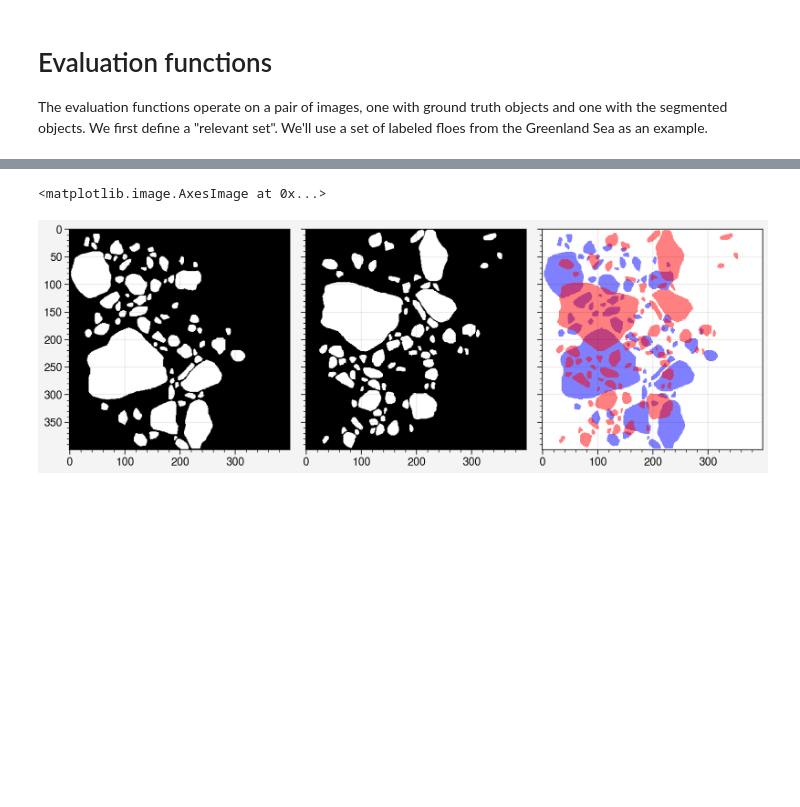
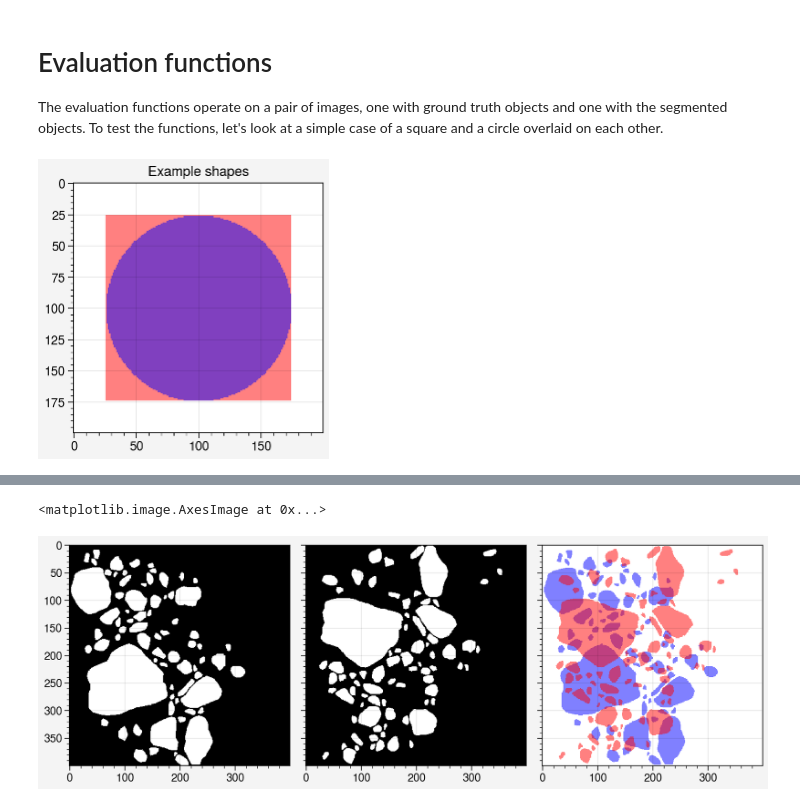
Before and after one commit to danielmwatkins/eval_seg, a Jupyter notebook: notebooks/test_evaluation_functions.ipynb, the cells around one changed output, grey strips where cells are left out. Drawn from its saved outputs; the diff is of its cells as text; code cells hidden in the pictures; blank space fills up the shorter version.

```diff
--- a/notebooks/test_evaluation_functions.ipynb
+++ b/notebooks/test_evaluation_functions.ipynb
@@ -1,5 +1,5 @@
 # %% [markdown]
 # Evaluation functions
-The evaluation functions operate on a pair of images, one with ground truth objects and one with the segmented objects. We first define a "relevant set". We'll use a set of labeled floes from the Greenland Sea as an example.
+The evaluation functions operate on a pair of images, one with ground truth objects and one with the segmented objects. To test the functions, let's look at a simple case of a square and a circle overlaid on each other.
 # %%
 %run ../scripts/evaluation_functions.py
@@ -18,0 +12,17 @@ img2 = reshape_as_image(img2.read())[::-1,:,:]
+# %%
+# Test with example shapes
+im1 = np.zeros((200, 200))
+im2 = im1.copy()
+im1[25:175, 25:175] = 1
+idx, jdx = np.meshgrid(range(200), range(200))
+for ii in range(200):
+    for jj in range(200):
+        if np.sqrt((ii - 100)**2 + (jj - 100)**2) < 75:
+            im2[ii, jj] = 1
+
+fig, ax = pplt.subplots()
+ax.imshow(np.ma.masked_array(im1, im1==0), alpha=0.5, c='r')
+ax.imshow(np.ma.masked_array(im2, im2==0), alpha=0.5, c='b')
+ax.format(title='Example shapes')
+# %% [output]
+[figure, added]
```
Also changed, not shown: parts of 10 cells of this notebook, 1 other file.
